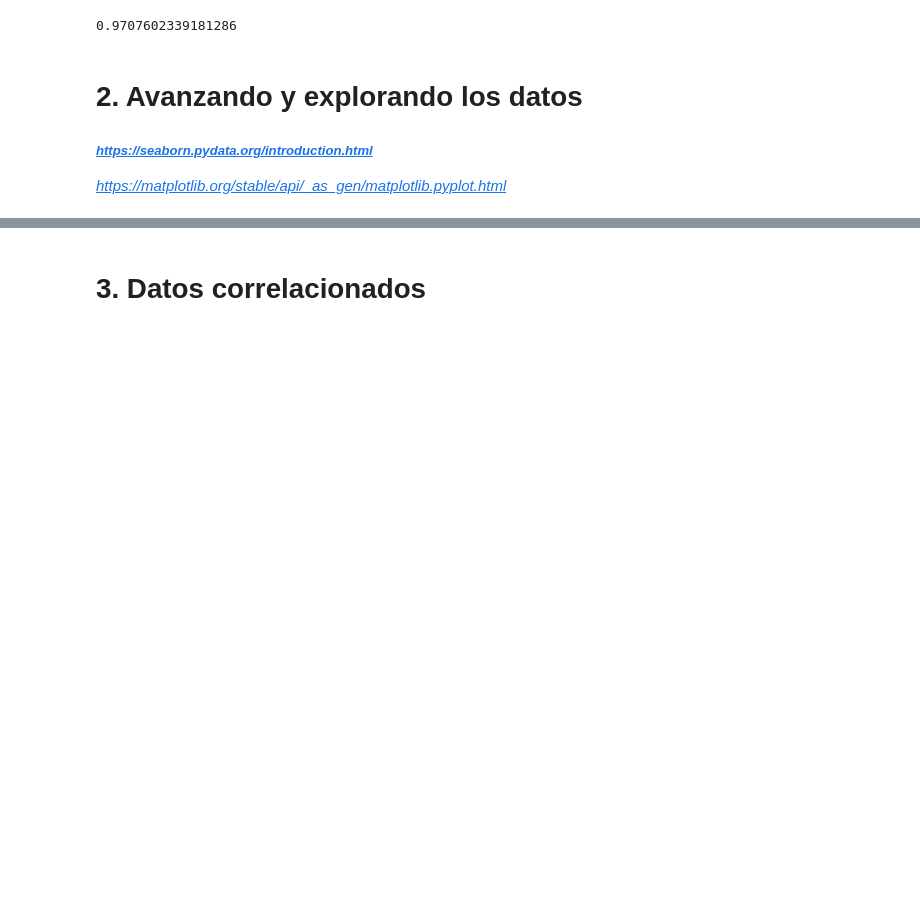
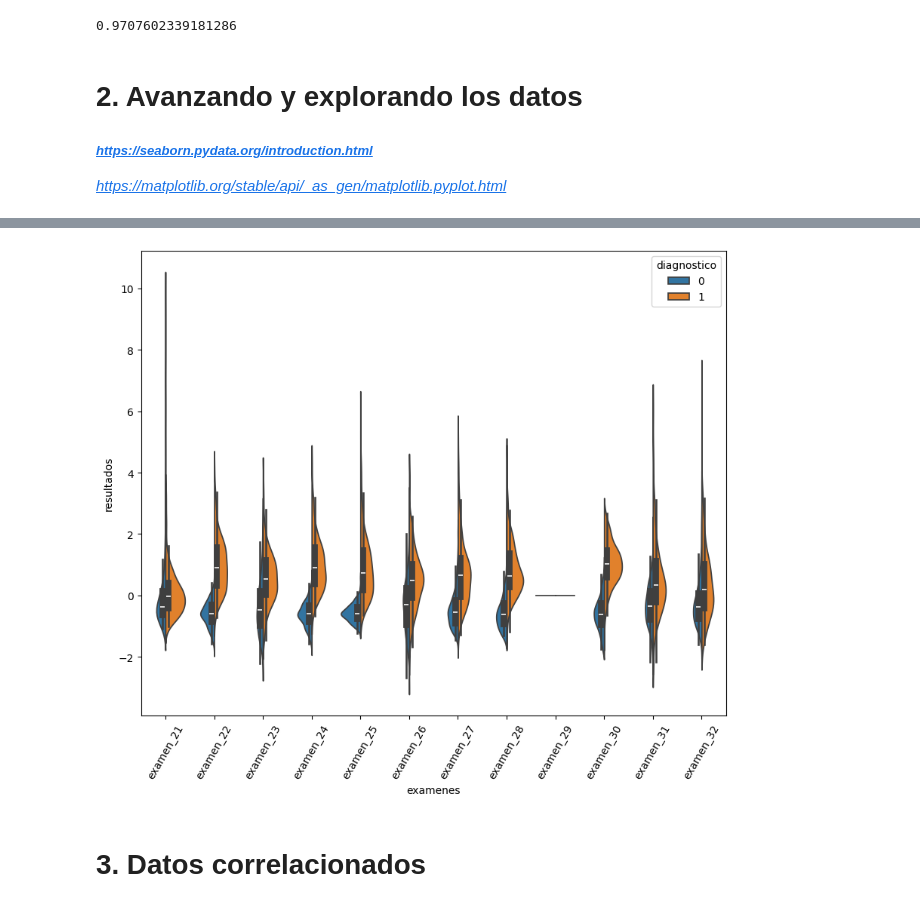
Before and after one commit to MiguelFigueroa02/1820-machine-learning-lidiando-con-datos-de-muchas-dimensiones, a Jupyter notebook: dimensionality_reduction.ipynb, the cells around one changed output, grey strips where cells are left out. Saved outputs shown, nothing was run; the diff lists cells and outputs as text; code cells hidden in the pictures; blank space fills up the shorter version.

```diff
--- a/dimensionality_reduction.ipynb
+++ b/dimensionality_reduction.ipynb
@@ -139,3 +196,7 @@ forest.score(X_test, y_test)
+# %%
+violin(20,32)
+# %% [output]
+[figure, added]
 # %% [markdown]
 # 3. Datos correlacionados
 # %% [markdown]
```
Also changed, not shown: parts of 7 cells of this notebook.
